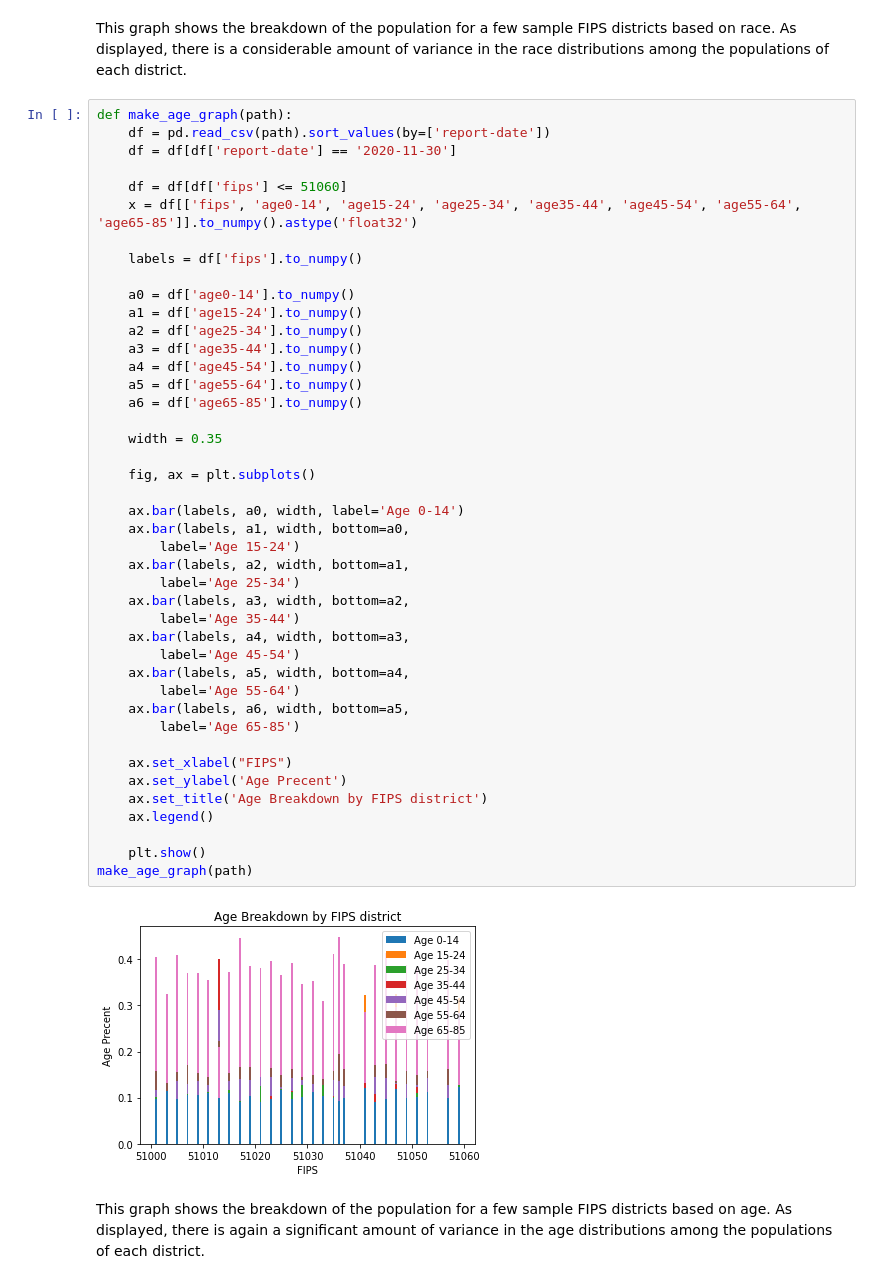
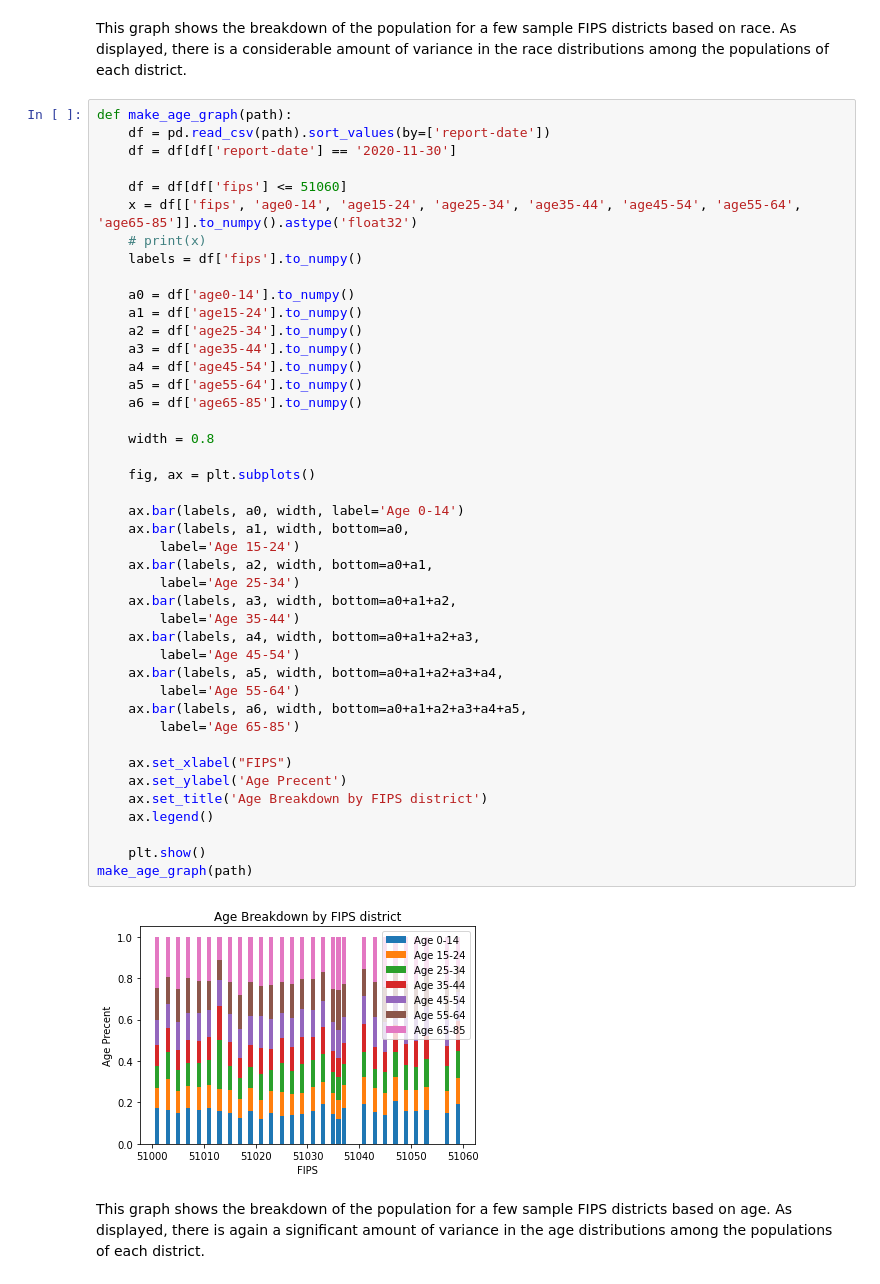
Before and after one commit to rithik/COVID-19-VA-Predictions, a Jupyter notebook: COVID_19_VA_case_prediction.ipynb, the cells around one changed output. Drawn from its saved outputs; the diff is of its cells as text.

```diff
--- a/COVID_19_VA_case_prediction.ipynb
+++ b/COVID_19_VA_case_prediction.ipynb
@@ -154,44 +154,44 @@ def make_age_graph(path):
 
     df = df[df['fips'] <= 51060]
     x = df[['fips', 'age0-14', 'age15-24', 'age25-34', 'age35-44', 'age45-54', 'age55-64', 'age65-85']].to_numpy().astype('float32')
-
+    # print(x)
     labels = df['fips'].to_numpy()
 
     a0 = df['age0-14'].to_numpy()
     a1 = df['age15-24'].to_numpy()
     a2 = df['age25-34'].to_numpy()
     a3 = df['age35-44'].to_numpy()
     a4 = df['age45-54'].to_numpy()
     a5 = df['age55-64'].to_numpy()
     a6 = df['age65-85'].to_numpy()
 
-    width = 0.35
+    width = 0.8
 
     fig, ax = plt.subplots()
 
     ax.bar(labels, a0, width, label='Age 0-14')
     ax.bar(labels, a1, width, bottom=a0,
         label='Age 15-24')
-    ax.bar(labels, a2, width, bottom=a1,
+    ax.bar(labels, a2, width, bottom=a0+a1,
         label='Age 25-34')
-    ax.bar(labels, a3, width, bottom=a2,
+    ax.bar(labels, a3, width, bottom=a0+a1+a2,
         label='Age 35-44')
-    ax.bar(labels, a4, width, bottom=a3,
+    ax.bar(labels, a4, width, bottom=a0+a1+a2+a3,
         label='Age 45-54')
-    ax.bar(labels, a5, width, bottom=a4,
+    ax.bar(labels, a5, width, bottom=a0+a1+a2+a3+a4,
         label='Age 55-64')
-    ax.bar(labels, a6, width, bottom=a5,
+    ax.bar(labels, a6, width, bottom=a0+a1+a2+a3+a4+a5,
         label='Age 65-85')
 
     ax.set_xlabel("FIPS")
     ax.set_ylabel('Age Precent')
     ax.set_title('Age Breakdown by FIPS district')
     ax.legend()
 
     plt.show()
 make_age_graph(path)
 # %% [output]
-[figure, old version]
+[figure, new version]
 # %% [markdown]
 This graph shows the breakdown of the population for a few sample FIPS districts based on age.  As displayed, there is again a significant amount of variance in the age distributions among the populations of each district.
 # %% [markdown]
```
Also changed, not shown: parts of 8 cells of this notebook, 4 other files.
